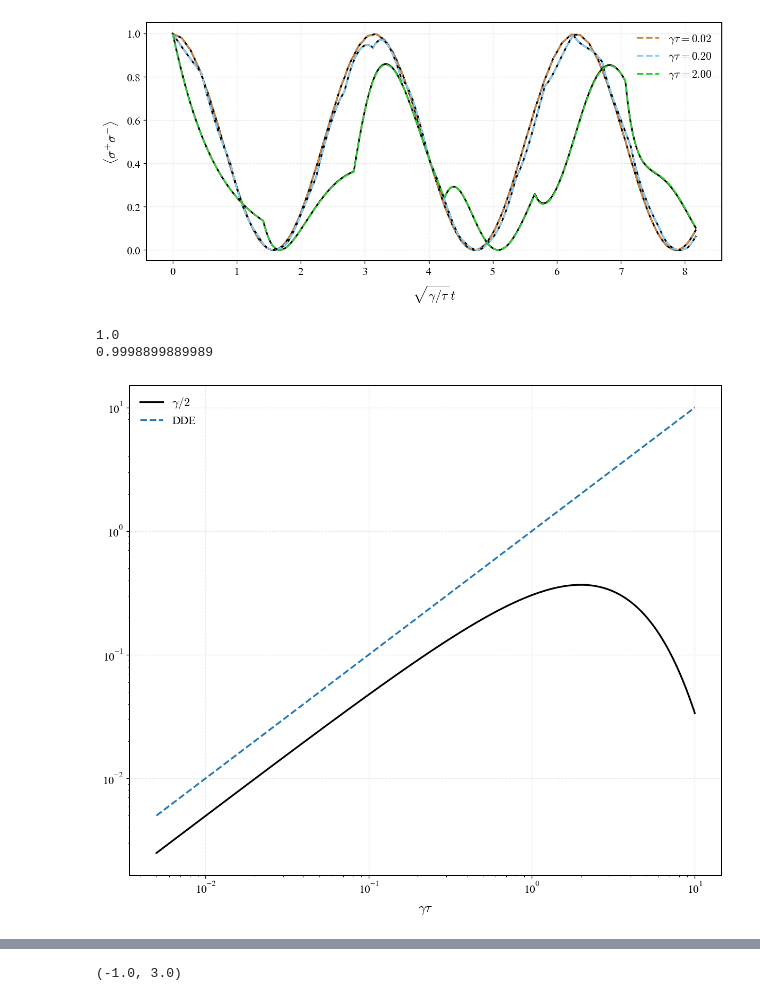
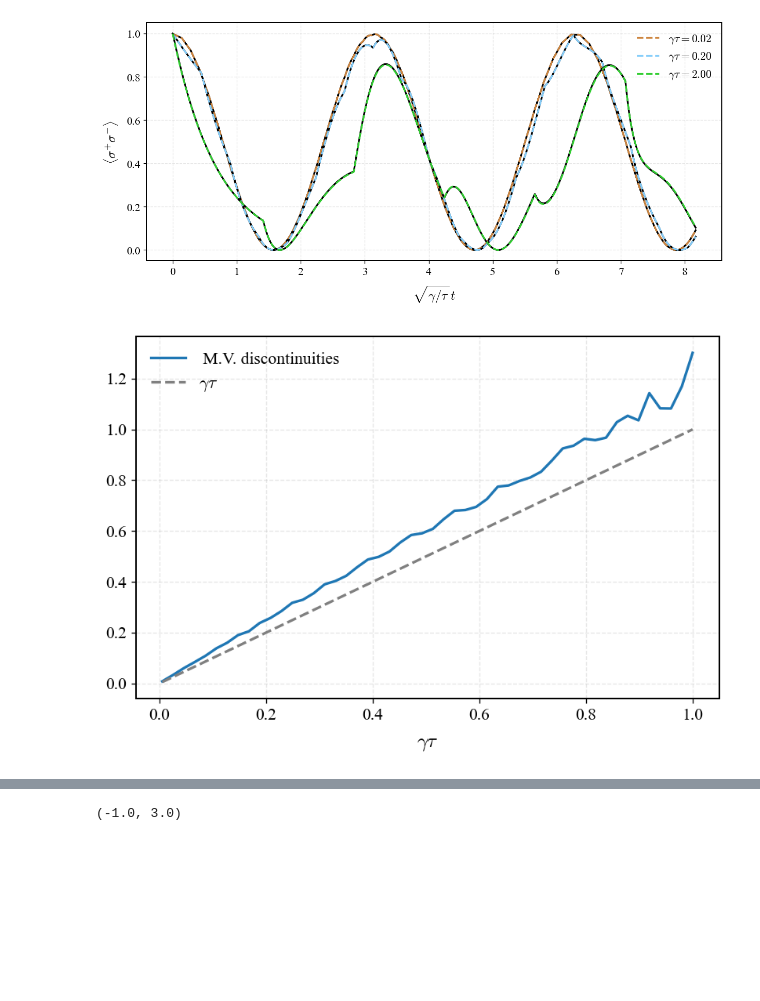
Before and after one commit to Taitoos2/non_markovian_qubit_swap, a Jupyter notebook: Idea_1.ipynb, the cells around one changed output, grey strips where cells are left out. Cells and saved outputs as stored; diff of their text form; code cells hidden in the pictures; blank space fills up the shorter version.

Commit message:
discontinuities averaged

```diff
--- a/Idea_1.ipynb
+++ b/Idea_1.ipynb
@@ -65,7 +18,10 @@ plt.show()
 # %%
+from aux_funs import DDE_analytical,run_ww_simulation
+from mpl_toolkits.axes_grid1.inset_locator import inset_axes
 def exp_Rabilike(gamma_list:list =[0.02,0.2,2],
 				 tau:float = 1,
-				 n_modes:int=100):
+				 n_modes:int=100,
+				 n_steps=2001):
 
 	fig,axs = plt.subplots(figsize=(12,5))
 	color_cycle = ['peru','lightskyblue','limegreen']
@@ -86,7 +42,7 @@ def exp_Rabilike(gamma_list:list =[0.02,0.2,2],
 	axs.legend()
 
 
-	# fig.savefig('figure_1_new.pdf')
+	fig.savefig('figure_1_new.pdf')
 	plt.show()
 
 	return fig,axs
@@ -129,9 +91,40 @@ def exp_discontinuities(gamma_min:float=0.005,
 	axs.legend()
 	plt.show()
 	return data
-# %%
-data = exp_discontinuities()
-# %% [output]
-1.0
-0.9998899889989
-[figure, removed]
+# %%
+def exp_discontinuities_2(gamma_min:float=0.005,
+						gamma_max:float = 1,
+						n_gammas: int = 50,
+						tau: float = 1,
+						N_periods: int = 20,
+						N_dt_tau:int = 5000):
+	gamma_range = np.linspace(gamma_min,gamma_max,n_gammas)
+	t_max=(N_periods+1)*tau
+	t = np.arange(0,t_max,tau/N_dt_tau)
+	id_list = [[n*N_dt_tau-1,n*N_dt_tau+1] for n in range(N_periods)]
+
+	def sample_gamma(gamma):
+		e = DDE_analytical(gamma=gamma,phi=0.0*np.pi,tau=tau,t=t)**2
+		de_dt = np.gradient(e,t)
+		dif =[]
+		for id_set in id_list:
+			id1=id_set[0]
+			id2=id_set[1]
+			dif.append(np.abs(de_dt[id2]-de_dt[id1]))
+		return np.mean(np.asarray(dif))
+
+	data = np.asarray(paralelizar(gamma_range,sample_gamma))
+	fig,axs =plt.subplots()
+	axs.plot(gamma_range,data,label=r" M.V. discontinuities")
+	axs.plot(gamma_range,gamma_range,color='grey',linestyle='dashed',label=r"$\gamma \tau$")
+	axs.set_xlabel(r"$\gamma \tau $")
+	#axs.set_yscale('log')
+	#axs.set_xscale('log')
+	axs.legend()
+	plt.show()
+
+	return data
+# %%
+data = exp_discontinuities_2(gamma_max=1.0,N_periods=54,N_dt_tau=4000)
+# %% [output]
+[figure, added]
```
Also changed, not shown: parts of 7 cells of this notebook.
